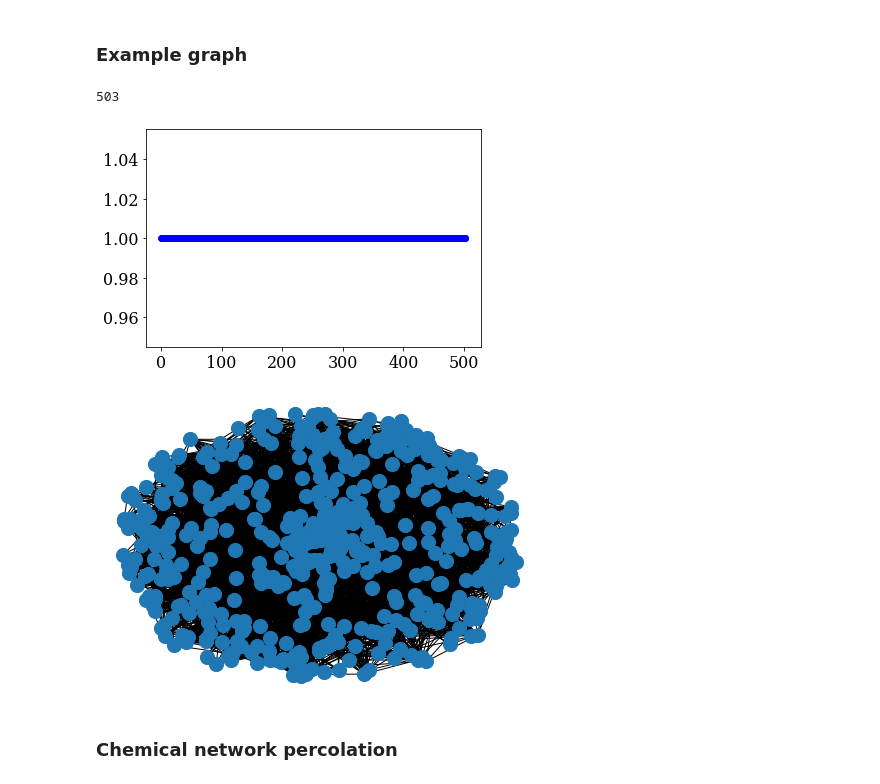
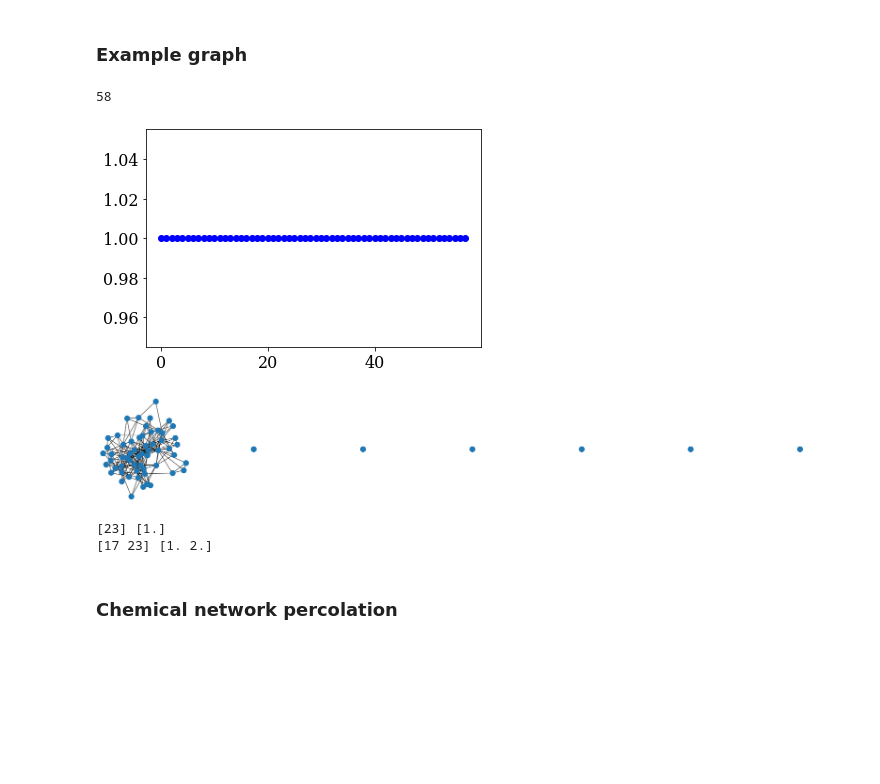
Before and after one commit to znicolaou/rmtchem, a Jupyter notebook: rmtchem.ipynb, the cells around one changed output. Cells and saved outputs as stored; diff of their text form; code cells hidden in the pictures; blank space fills up the shorter version.

```diff
--- a/rmtchem.ipynb
+++ b/rmtchem.ipynb
@@ -11,8 +11,8 @@ plt.rcParams.update({'font.size': 16, 'pdf.fonttype':42,'text.usetex': False, 'f
 # %% [markdown]
 ### Example graph
 # %%
-n=512
-c=1.0
+n=64
+c=0.5
 nr=int(c*n)
 seed=1
 
@@ -23,38 +23,58 @@ for r in range(2*nr):
     reac=np.where(eta[r]>0)[0]
     prod=np.where(nu[r]>0)[0]
     for i in reac:
         for j in prod:
             adj[i,j]=1
         #if species are both reactants, they affect rates of change of each other
         for j in reac:
             adj[i,j]=1
 g=nx.convert_matrix.from_numpy_matrix(adj)
 
 lcc=np.array(list(max(nx.connected_components(g), key=len)))
 n=len(lcc)
 eta=eta[:,lcc]
 nu=nu[:,lcc]
 G=G[lcc]
 
 print(n)
 X0=np.exp(-G)
 XD1=np.zeros(n)
 XD2=np.zeros(n)
 Xs2=rmtchem.steady(X0,eta,nu,k,XD1,XD2).x
 plt.plot(Xs2/X0,'bo')
 plt.show()
 
-plt.show()
-g=nx.from_numpy_matrix(rmtchem.jac(np.exp(-G),eta,nu,k,XD1,XD2))
-nx.draw(g,node_size=200)
+g=nx.convert_matrix.from_numpy_matrix(adj)
+components=list(sorted(nx.connected_components(g)))
+if len(components)>1:
+    fig, ax = plt.subplots(1,len(components),figsize=(5*len(components),5))
+    for i in range(len(components)):
+        comp=list(components)[i]
+        idx=np.array(list(comp))
+        nx.draw(nx.convert_matrix.from_numpy_matrix(adj[np.ix_(idx,idx)]),node_size=200,ax=ax[i])
+        ax[i].axis('off')
+else:
+    nx.draw(g,node_size=200)
+
 plt.savefig('plots/fig0b.pdf')
 plt.show()
 # Xs,success=rmtchem.integrate(X0,eta,nu,k,XD1,XD2,100,0.1,prog=True)
 # plt.plot(Xs)
 # plt.show()
 # %% [output]
-503
+58
-[figure, old version]
+[figure, new version]
-[figure, old version]
+[figure, new version]
+# %%
+seed=1
+
+np.random.seed(seed)
+eta,nu,k,G=rmtchem.get_network(n,nr,1)
+
+print(np.where(eta[0]>0)[0], eta[0,np.where(eta[0]>0)[0]])
+print(np.where(nu[0]>0)[0],nu[0,np.where(nu[0]>0)[0]])
+# %% [output]
+[23] [1.]
+[17 23] [1. 2.]
 # %% [markdown]
 ### Chemical network percolation
```
Also changed, not shown: parts of 6 cells of this notebook, 1 other file.
